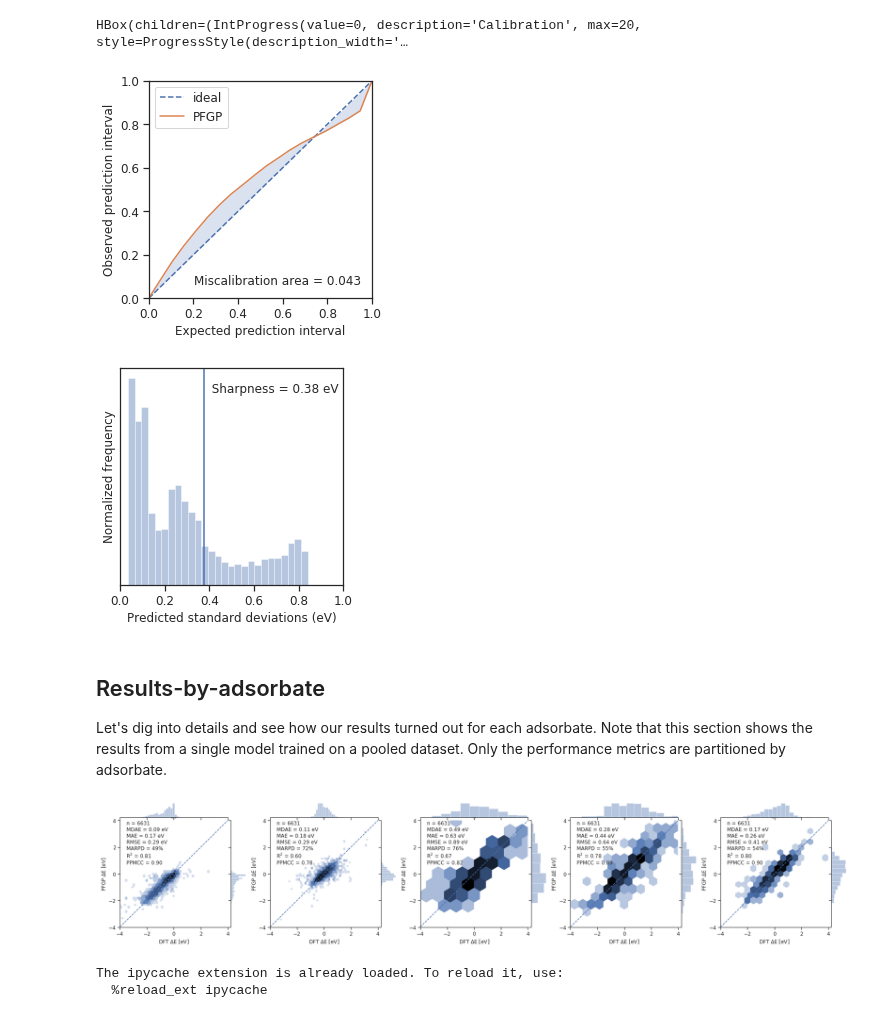
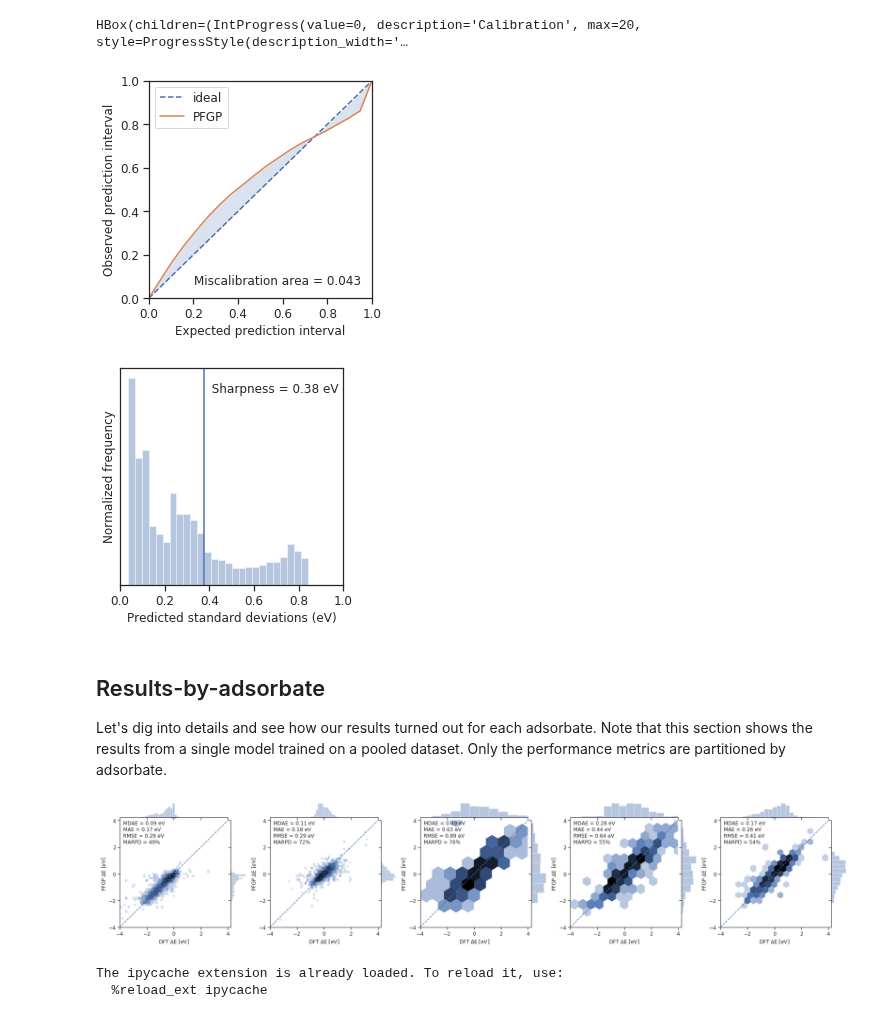
Before and after one commit to ulissigroup/uncertainty_benchmarking, a Jupyter notebook: PFGP/Matern/pfgp_matern.ipynb, the cells around one changed output. Drawn from its saved outputs; the diff is of its cells as text; code cells hidden in the pictures.

```diff
--- a/PFGP/Matern/pfgp_matern.ipynb
+++ b/PFGP/Matern/pfgp_matern.ipynb
@@ -360,7 +360,7 @@ import seaborn as sns
 
 # Set figure defaults
 width = 7.5/3  # 1/3 of a page
-fontsize = 12
+fontsize = 20
 rc = {'figure.figsize': (width, width),
       'font.size': fontsize,
       'axes.labelsize': fontsize,
@@ -576,13 +607,10 @@ r2 = r2_score(targets_test, targets_pred)
 corr = np.corrcoef(targets_test.reshape(-1), targets_pred)[0, 1]
 
 # Report
-text = ('    n = %i\n' % len(targets_val) +
-        '    MDAE = %.2f eV\n' % mdae +
-        '    MAE = %.2f eV\n' % mae +
-        '    RMSE = %.2f eV\n' % rmse +
-        '    MARPD = %i%%\n' % marpd +
-        '    R$^2$ = %.2f\n' % r2 +
-        '    PPMCC = %.2f' % corr)
+text = ('  MDAE = %.2f eV\n' % mdae +
+        '  MAE = %.2f eV\n' % mae +
+        '  RMSE = %.2f eV\n' % rmse +
+        '  MARPD = %i%%\n' % marpd)
 _ = ax.text(x=lims[0], y=lims[1], s=text,
             horizontalalignment='left',
             verticalalignment='top',
@@ -622,14 +650,28 @@ observed_pi = [calculate_density(quantile)
 # %% [output]
 [Skipped the cell's code and loaded variables observed_pi, predicted_pi from file '/global/project/projectdirs/m2755/ktran/sandbox/uncertainty_benchmarking/PFGP/Matern/calibration_test.pkl'.]
 HBox(children=(IntProgress(value=0, description='Calibration', max=20, style=ProgressStyle(description_width='…
+# %%
+%matplotlib inline
+import seaborn as sns
+
+
+# Set figure defaults
+width = 4  # Because it looks good
+fontsize = 12
+rc = {'figure.figsize': (width, width),
+      'font.size': fontsize,
+      'axes.labelsize': fontsize,
+      'axes.titlesize': fontsize,
+      'xtick.labelsize': fontsize,
+      'ytick.labelsize': fontsize,
+      'legend.fontsize': fontsize}
+sns.set(rc=rc)
+sns.set_style('ticks')
 # %%
 import numpy as np
 from matplotlib import pyplot as plt
 from shapely.geometry import Polygon
 
-
-# Plot settings
-figsize = (4, 4)
 
 # Plot the calibration curve
 fig_cal = plt.figure(figsize=figsize)
@@ -666,34 +708,34 @@ plt.savefig('calibration.pdf', dpi=300, bbox_inches='tight', transparent=True)
 
 # Plot sharpness curve
 xlim = [0., 1.]
 fig_sharp = plt.figure(figsize=figsize)
 ax_sharp = sns.distplot(stdevs, kde=False, norm_hist=True)
 ax_sharp.set_xlim(xlim)
 ax_sharp.set_xlabel('Predicted standard deviations (eV)')
 ax_sharp.set_ylabel('Normalized frequency')
 ax_sharp.set_yticklabels([])
 ax_sharp.set_yticks([])
 
 # Calculate and report sharpness
 sharpness = np.sqrt(np.mean(stdevs**2))
 _ = ax_sharp.axvline(x=sharpness, label='sharpness')
 if sharpness < (xlim[0] + xlim[1]) / 2:
     text = '\n  Sharpness = %.2f eV' % sharpness
     h_align = 'left'
 else:
     text = '\nSharpness = %.2f eV  ' % sharpness
     h_align = 'right'
 _ = ax_sharp.text(x=sharpness, y=ax_sharp.get_ylim()[1],
                   s=text,
                   verticalalignment='top',
                   horizontalalignment=h_align,
                   fontsize=fontsize)
 
 # Save
 plt.savefig('sharpness.pdf', dpi=300, bbox_inches='tight', transparent=True)
 # %% [output]
 [figure]
-[figure, old version]
+[figure, new version]
 # %% [markdown]
 ## Results-by-adsorbate
 Let's dig into details and see how our results turned out for each adsorbate. Note that this section shows the results from a single model trained on a pooled dataset. Only the performance metrics are partitioned by adsorbate.
@@ -812,13 +854,10 @@ for i, ads in enumerate(adsorbates):
     corr = np.corrcoef(_targets_test, _targets_pred)[0, 1]
 
     # Report
-    text = ('    n = %i\n' % len(targets_val) +
-            '    MDAE = %.2f eV\n' % mdae +
-            '    MAE = %.2f eV\n' % mae +
-            '    RMSE = %.2f eV\n' % rmse +
-            '    MARPD = %i%%\n' % marpd +
-            '    R$^2$ = %.2f\n' % r2 +
-            '    PPMCC = %.2f' % corr)
+    text = ('  MDAE = %.2f eV\n' % mdae +
+            '  MAE = %.2f eV\n' % mae +
+            '  RMSE = %.2f eV\n' % rmse +
+            '  MARPD = %i%%\n' % marpd)
     _ = ax.text(x=lims[0], y=lims[1], s=text,
                 horizontalalignment='left',
                 verticalalignment='top',
@@ -831,7 +870,7 @@ gs.tight_layout(fig)
 # Save figure
 plt.savefig('parity_blocked.pdf', dpi=300, bbox_inches='tight', transparent=True)
 # %% [output]
-[figure, old version]
+[figure, new version]
 # %%
 %load_ext ipycache
 # %% [output]
```
Also changed, not shown: parts of 6 cells of this notebook, 15 other files.
